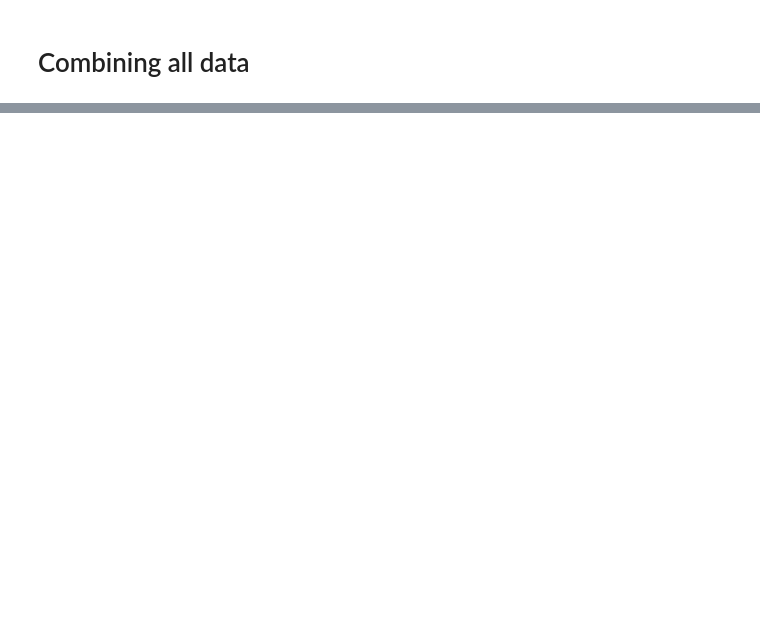
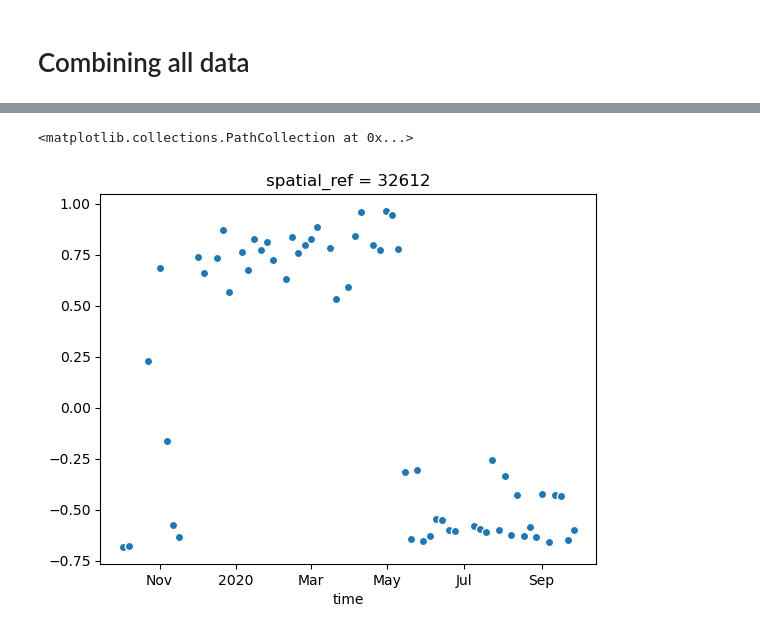
Before and after one commit to snowex-hackweek/snowmelt-timing-2024, a Jupyter notebook: notebooks/combined_data.ipynb, the cells around one changed output, grey strips where cells are left out. Drawn from its saved outputs; the diff is of its cells as text; code cells hidden in the pictures; blank space fills up the shorter version.

```diff
--- a/notebooks/combined_data.ipynb
+++ b/notebooks/combined_data.ipynb
@@ -21,8 +51,12 @@ station_collection.get_data('622_CO_SNTL',variables=['WTEQ'])
 # %%
 s2 = easysnowdata.remote_sensing.Sentinel2(
     bbox_input=sample_area_gdf,
-    start_date="2022-04-01",
-    end_date="2022-04-30",
-    resolution=40,
+    start_date=start_date,
+    end_date=end_date,
+    resolution=10,
     catalog_choice="planetarycomputer",
 )
+
+s2.mask_data()
+s2.get_rgb()
+s2.get_ndsi()
@@ -34,2 +100,9 @@ s2.get_ndsi()
+# %%
+s2_ndsi_sample_timeseries = s2.ndsi.median(dim=['x','y']).compute()
+# %%
+s2_ndsi_sample_timeseries.plot.scatter(x='time')
+# %% [output]
+<matplotlib.collections.PathCollection at 0x...>
+[figure, added]
 # %%
 earthaccess.login()
```
Also changed, not shown: parts of 17 cells of this notebook.
